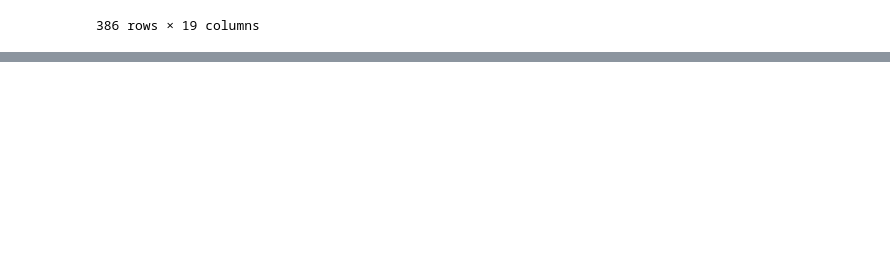
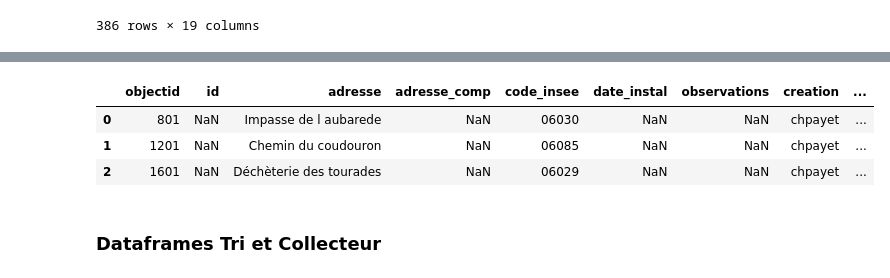
Before and after one commit to antjacquemin/cliiinkv0, a Jupyter notebook: src/DataViz.ipynb, the cells around one changed output, grey strips where cells are left out. Cells and saved outputs as stored; diff of their text form; code cells hidden in the pictures; blank space fills up the shorter version.

```diff
--- a/src/DataViz.ipynb
+++ b/src/DataViz.ipynb
@@ -1346,0 +1405,10 @@ dataVetement = dataVetement.drop(columns="etat")
+# %%
+decheterie = dataDecheterie.drop(columns=dictDechets["typeTraiteAbrege"])
+decheterie
+# %% [output]
+|  | objectid | id | adresse | adresse_comp | code_insee | date_instal | observations | creation | ... |
+| 0 | 801 | NaN | Impasse de l aubarede | NaN | 06030 | NaN | NaN | chpayet | ... |
+| 1 | 1201 | NaN | Chemin du coudouron | NaN | 06085 | NaN | NaN | chpayet | ... |
+| 2 | 1601 | NaN | Déchèterie des tourades | NaN | 06029 | NaN | NaN | chpayet | ... |
+# %% [markdown]
+### Dataframes Tri et Collecteur
```
Also changed, not shown: parts of 26 cells of this notebook, 2 other files.
